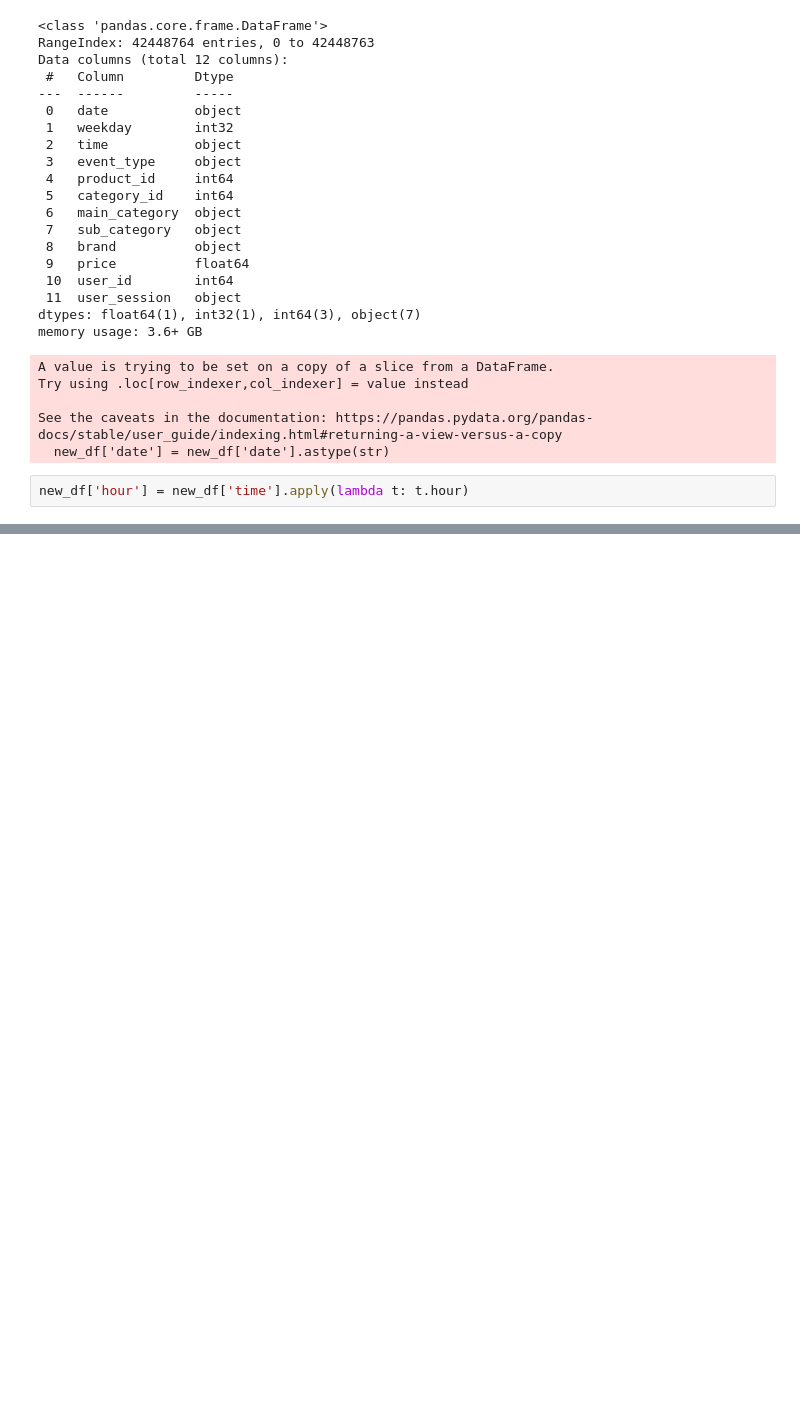
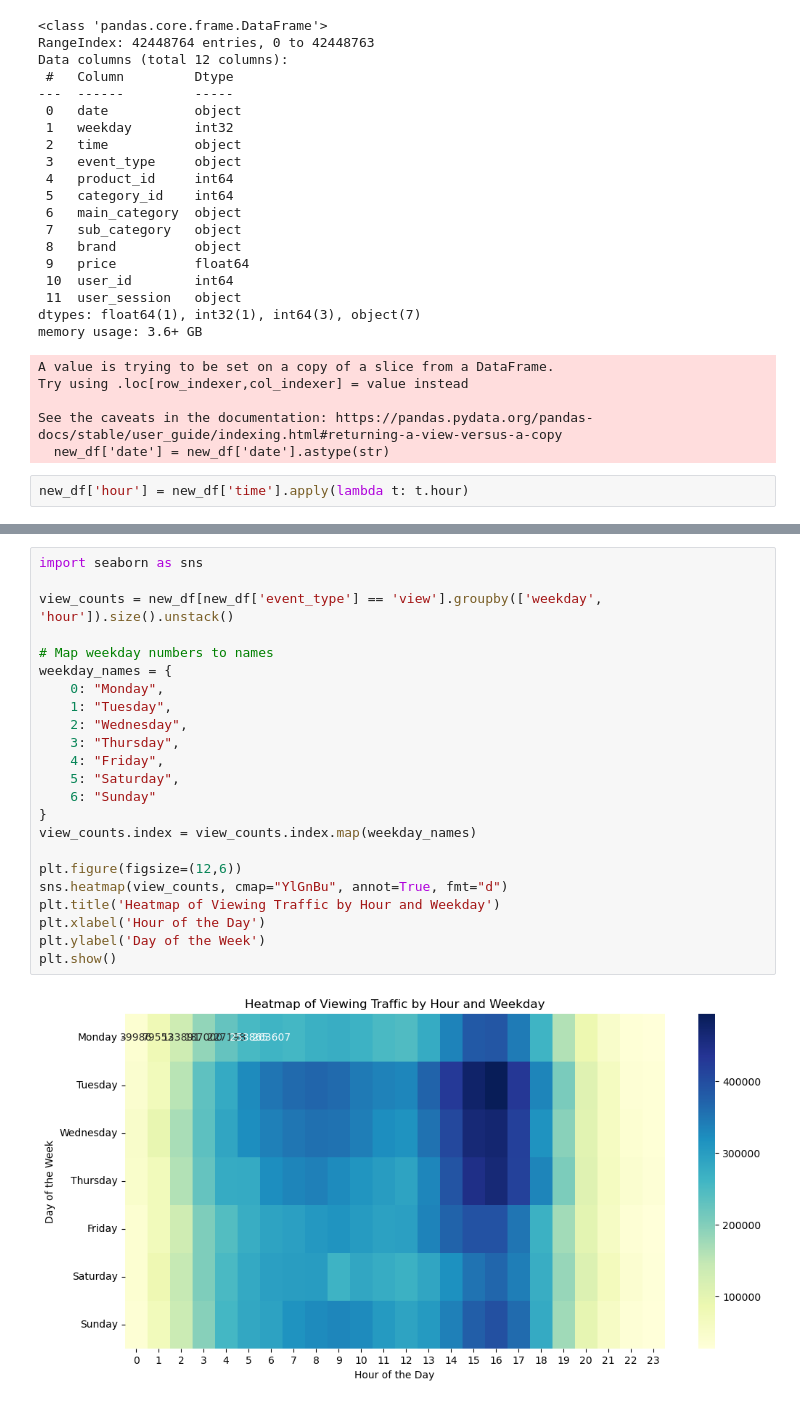
Before and after one commit to Esorte/ICCS361Project1, a Jupyter notebook: EDA/EDA.ipynb, the cells around one changed output, grey strips where cells are left out. Saved outputs shown, nothing was run; the diff lists cells and outputs as text; blank space fills up the shorter version.

```diff
--- a/EDA/EDA.ipynb
+++ b/EDA/EDA.ipynb
@@ -369,0 +388,25 @@ plt.show()
+# %%
+import seaborn as sns
+
+view_counts = new_df[new_df['event_type'] == 'view'].groupby(['weekday', 'hour']).size().unstack()
+
+# Map weekday numbers to names
+weekday_names = {
+    0: "Monday",
+    1: "Tuesday",
+    2: "Wednesday",
+    3: "Thursday",
+    4: "Friday",
+    5: "Saturday",
+    6: "Sunday"
+}
+view_counts.index = view_counts.index.map(weekday_names)
+
+plt.figure(figsize=(12,6))
+sns.heatmap(view_counts, cmap="YlGnBu", annot=True, fmt="d")
+plt.title('Heatmap of Viewing Traffic by Hour and Weekday')
+plt.xlabel('Hour of the Day')
+plt.ylabel('Day of the Week')
+plt.show()
+# %% [output]
+[figure, added]
```
Also changed, not shown: parts of 9 cells of this notebook.
